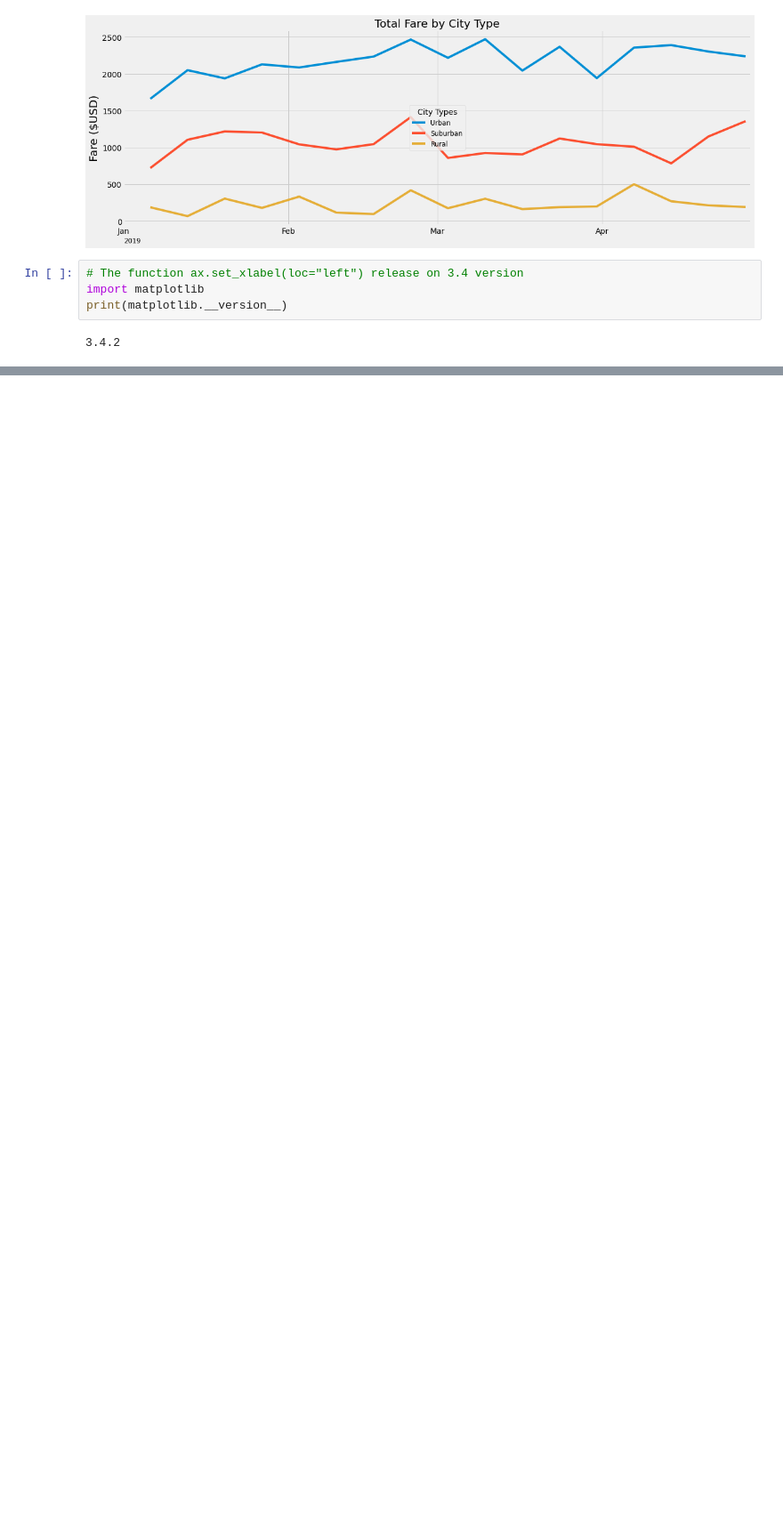
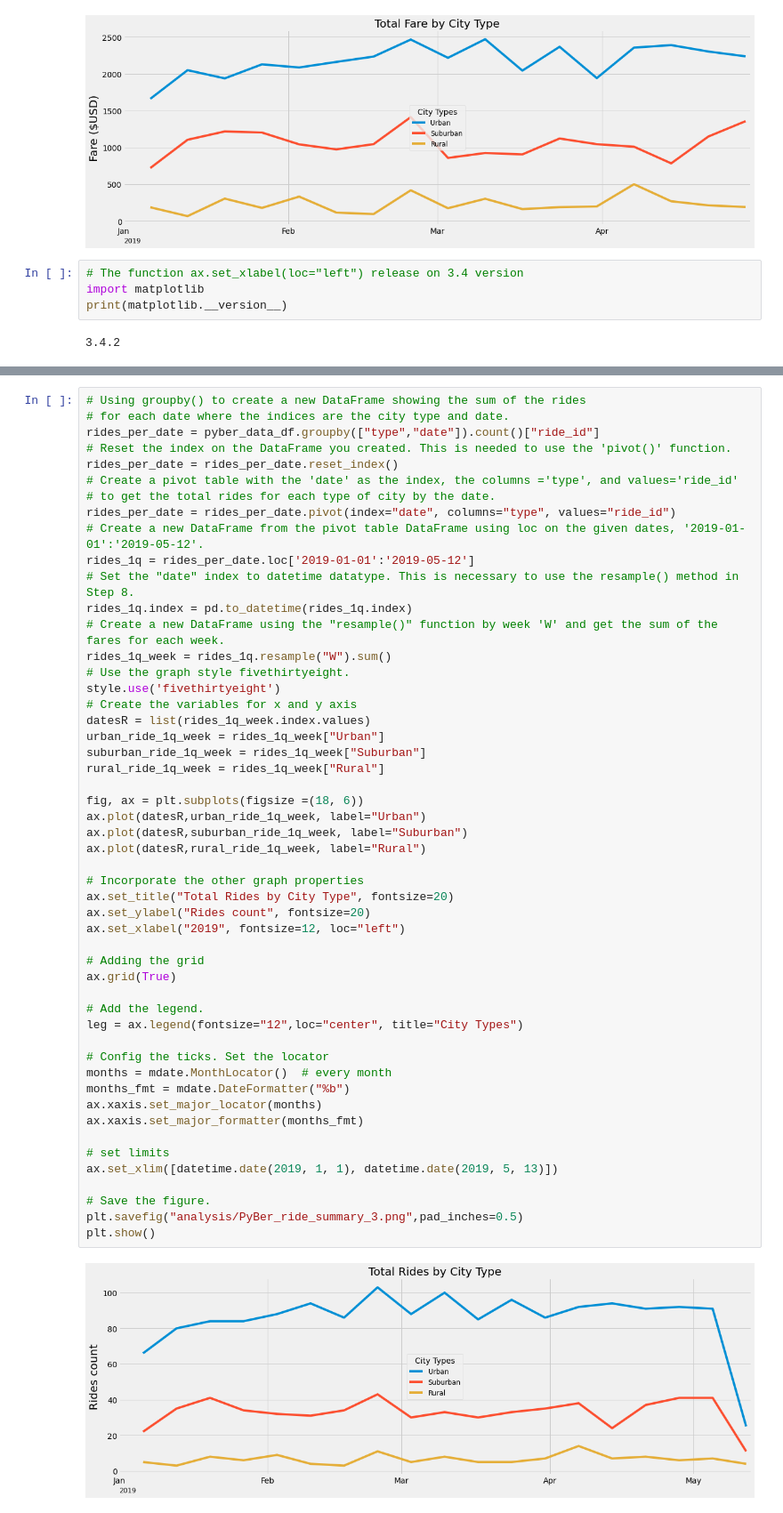
Before and after one commit to cgzverduzco/PyBer, a Jupyter notebook: PyBer_Challenge.ipynb, the cells around one changed output, grey strips where cells are left out. Shown: that part at 89% size. Drawn from its saved outputs; the diff is of its cells as text; blank space fills up the shorter version.

```diff
--- a/PyBer_Challenge.ipynb
+++ b/PyBer_Challenge.ipynb
@@ -362,0 +365,53 @@ print(matplotlib.__version__)
+# %%
+# Using groupby() to create a new DataFrame showing the sum of the rides
+# for each date where the indices are the city type and date.
+rides_per_date = pyber_data_df.groupby(["type","date"]).count()["ride_id"]
+# Reset the index on the DataFrame you created. This is needed to use the 'pivot()' function.
+rides_per_date = rides_per_date.reset_index()
+# Create a pivot table with the 'date' as the index, the columns ='type', and values='ride_id'
+# to get the total rides for each type of city by the date.
+rides_per_date = rides_per_date.pivot(index="date", columns="type", values="ride_id")
+# Create a new DataFrame from the pivot table DataFrame using loc on the given dates, '2019-01-01':'2019-05-12'.
+rides_1q = rides_per_date.loc['2019-01-01':'2019-05-12']
+# Set the "date" index to datetime datatype. This is necessary to use the resample() method in Step 8.
+rides_1q.index = pd.to_datetime(rides_1q.index)
+# Create a new DataFrame using the "resample()" function by week 'W' and get the sum of the fares for each week.
+rides_1q_week = rides_1q.resample("W").sum()
+# Use the graph style fivethirtyeight.
+style.use('fivethirtyeight')
+# Create the variables for x and y axis
+datesR = list(rides_1q_week.index.values)
+urban_ride_1q_week = rides_1q_week["Urban"]
+suburban_ride_1q_week = rides_1q_week["Suburban"]
+rural_ride_1q_week = rides_1q_week["Rural"]
+
+fig, ax = plt.subplots(figsize =(18, 6))
+ax.plot(datesR,urban_ride_1q_week, label="Urban")
+ax.plot(datesR,suburban_ride_1q_week, label="Suburban")
+ax.plot(datesR,rural_ride_1q_week, label="Rural")
+
+# Incorporate the other graph properties
+ax.set_title("Total Rides by City Type", fontsize=20)
+ax.set_ylabel("Rides count", fontsize=20)
+ax.set_xlabel("2019", fontsize=12, loc="left")
+
+# Adding the grid
+ax.grid(True)
+
+# Add the legend.
+leg = ax.legend(fontsize="12",loc="center", title="City Types")
+
+# Config the ticks. Set the locator
+months = mdate.MonthLocator()  # every month
+months_fmt = mdate.DateFormatter("%b")
+ax.xaxis.set_major_locator(months)
+ax.xaxis.set_major_formatter(months_fmt)
+
+# set limits
+ax.set_xlim([datetime.date(2019, 1, 1), datetime.date(2019, 5, 13)])
+
+# Save the figure.
+plt.savefig("analysis/PyBer_ride_summary_3.png",pad_inches=0.5)
+plt.show()
+# %% [output]
+[figure, added]
```
Also changed, not shown: parts of 2 cells of this notebook, 2 other files.
